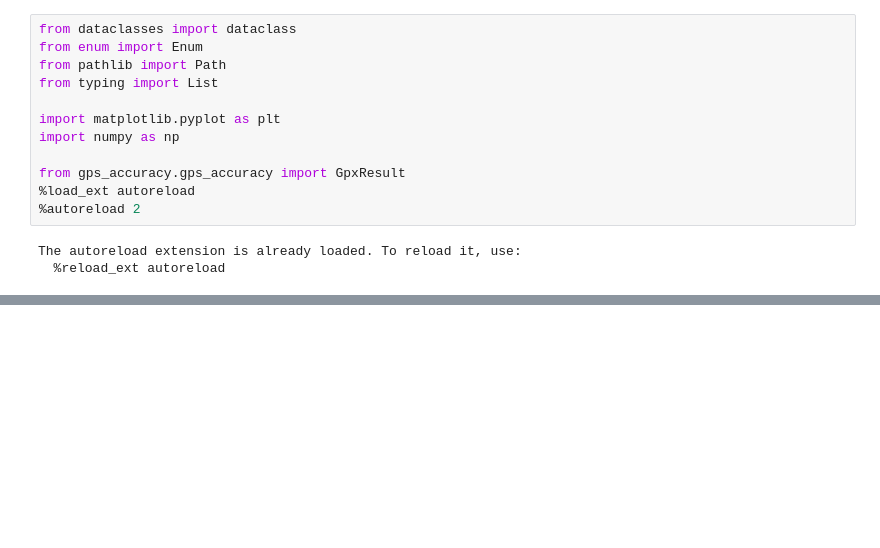
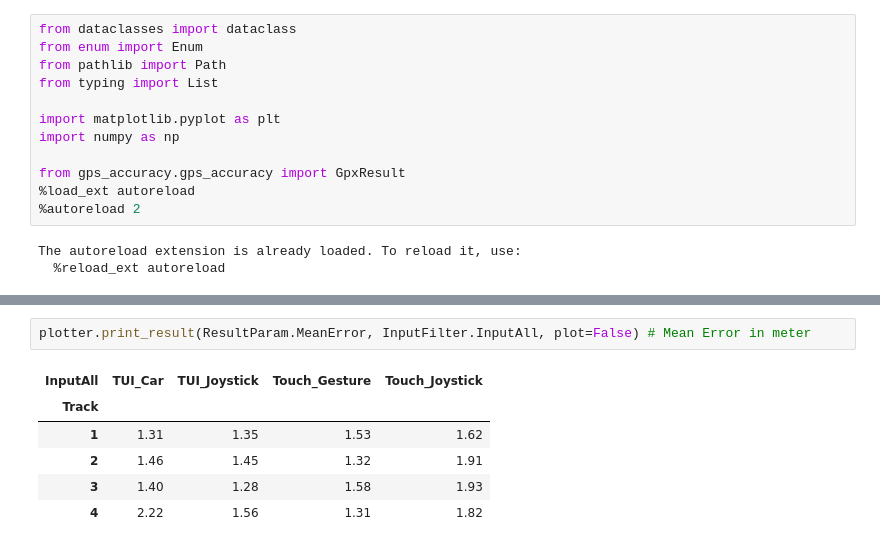
Before and after one commit to eqbic/Masterarbeit-Evaluation, a Jupyter notebook: evaluation.ipynb, the cells around one changed output, grey strips where cells are left out. Drawn from its saved outputs; the diff is of its cells as text; blank space fills up the shorter version.

```diff
--- a/evaluation.ipynb
+++ b/evaluation.ipynb
@@ -147,0 +136,9 @@ Track
+# %%
+plotter.print_result(ResultParam.MeanError, InputFilter.InputAll, plot=False) # Mean Error in meter
+# %% [output]
+| InputAll | TUI_Car | TUI_Joystick | Touch_Gesture | Touch_Joystick |
+| Track |  |  |  |  |
+| 1 | 1.31 | 1.35 | 1.53 | 1.62 |
+| 2 | 1.46 | 1.45 | 1.32 | 1.91 |
+| 3 | 1.40 | 1.28 | 1.58 | 1.93 |
+| 4 | 2.22 | 1.56 | 1.31 | 1.82 |
```
Also changed, not shown: parts of 5 cells of this notebook.
